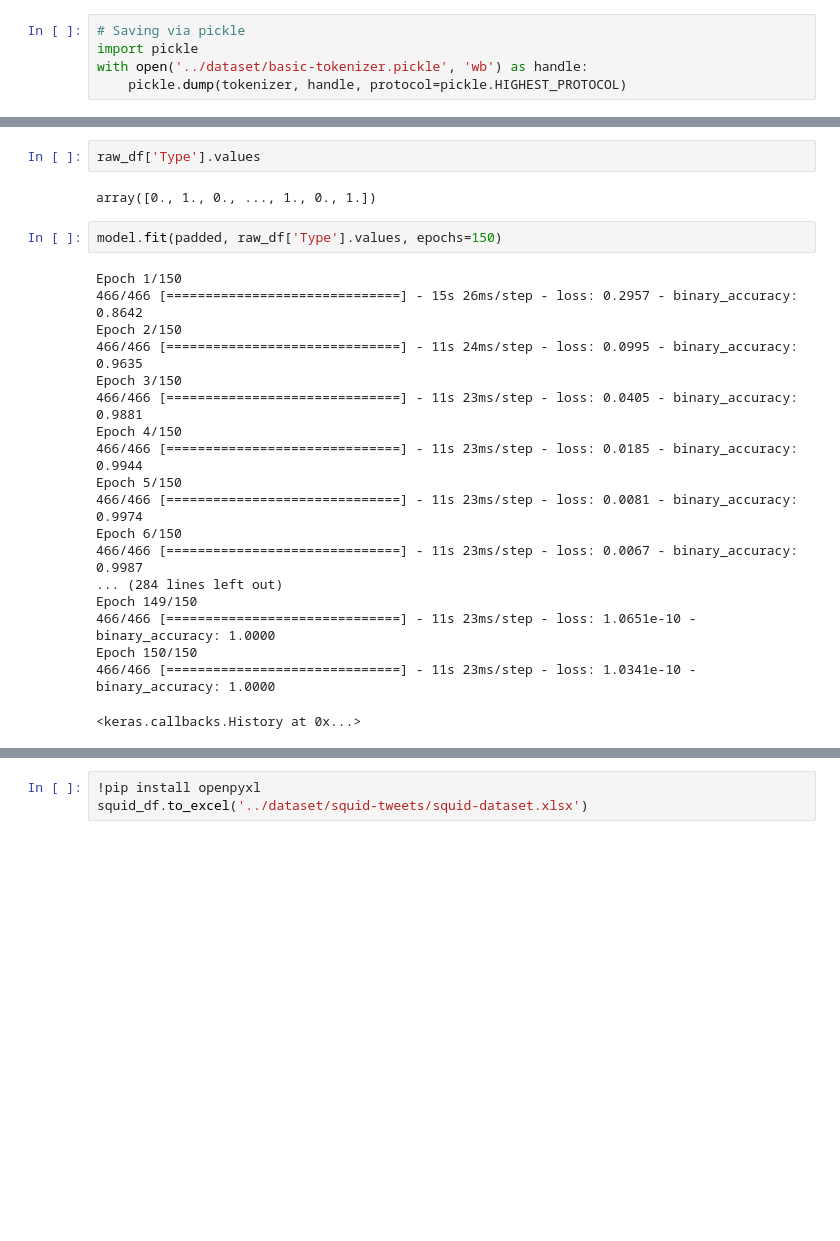
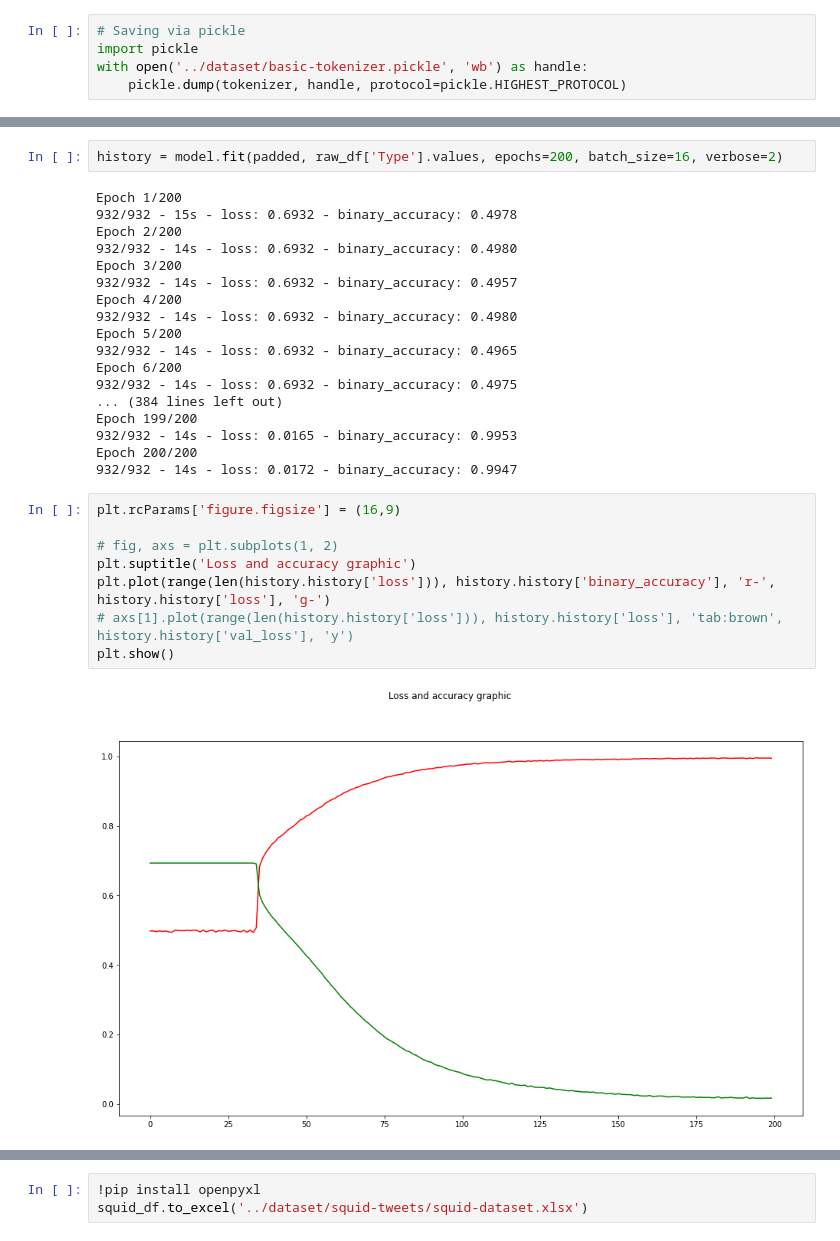
Before and after one commit to vin-rmdn/cancelled, a Jupyter notebook: notebook/tweet_spam_model.ipynb, the cells around one changed output, grey strips where cells are left out. Cells and saved outputs as stored; diff of their text form; blank space fills up the shorter version.

```diff
--- a/notebook/tweet_spam_model.ipynb
+++ b/notebook/tweet_spam_model.ipynb
@@ -131,28 +154,33 @@ _________________________________________________________________
-# %%
-raw_df['Type'].values
-# %% [output]
-array([0., 1., 0., ..., 1., 0., 1.])
 # %%
-model.fit(padded, raw_df['Type'].values, epochs=150)
+history = model.fit(padded, raw_df['Type'].values, epochs=200, batch_size=16, verbose=2)
 # %% [output]
-Epoch 1/150
-466/466 [==============================] - 15s 26ms/step - loss: 0.2957 - binary_accuracy: 0.8642
-Epoch 2/150
-466/466 [==============================] - 11s 24ms/step - loss: 0.0995 - binary_accuracy: 0.9635
-Epoch 3/150
-466/466 [==============================] - 11s 23ms/step - loss: 0.0405 - binary_accuracy: 0.9881
-Epoch 4/150
-466/466 [==============================] - 11s 23ms/step - loss: 0.0185 - binary_accuracy: 0.9944
-Epoch 5/150
-466/466 [==============================] - 11s 23ms/step - loss: 0.0081 - binary_accuracy: 0.9974
-Epoch 6/150
-466/466 [==============================] - 11s 23ms/step - loss: 0.0067 - binary_accuracy: 0.9987
-... (284 lines left out)
-Epoch 149/150
-466/466 [==============================] - 11s 23ms/step - loss: 1.0651e-10 - binary_accuracy: 1.0000
-Epoch 150/150
-466/466 [==============================] - 11s 23ms/step - loss: 1.0341e-10 - binary_accuracy: 1.0000
+Epoch 1/200
+932/932 - 15s - loss: 0.6932 - binary_accuracy: 0.4978
+Epoch 2/200
+932/932 - 14s - loss: 0.6932 - binary_accuracy: 0.4980
+Epoch 3/200
+932/932 - 14s - loss: 0.6932 - binary_accuracy: 0.4957
+Epoch 4/200
+932/932 - 14s - loss: 0.6932 - binary_accuracy: 0.4980
+Epoch 5/200
+932/932 - 14s - loss: 0.6932 - binary_accuracy: 0.4965
+Epoch 6/200
+932/932 - 14s - loss: 0.6932 - binary_accuracy: 0.4975
+... (384 lines left out)
+Epoch 199/200
+932/932 - 14s - loss: 0.0165 - binary_accuracy: 0.9953
+Epoch 200/200
+932/932 - 14s - loss: 0.0172 - binary_accuracy: 0.9947
-<keras.callbacks.History at 0x...>
+# %%
+plt.rcParams['figure.figsize'] = (16,9)
+
+# fig, axs = plt.subplots(1, 2)
+plt.suptitle('Loss and accuracy graphic')
+plt.plot(range(len(history.history['loss'])), history.history['binary_accuracy'], 'r-', history.history['loss'], 'g-')
+# axs[1].plot(range(len(history.history['loss'])), history.history['loss'], 'tab:brown', history.history['val_loss'], 'y')
+plt.show()
+# %% [output]
+[figure, added]
 # %%
 model.save('../model/twitter-spam')
 # %% [output]
```
Also changed, not shown: parts of 16 cells of this notebook, 18 other files.
